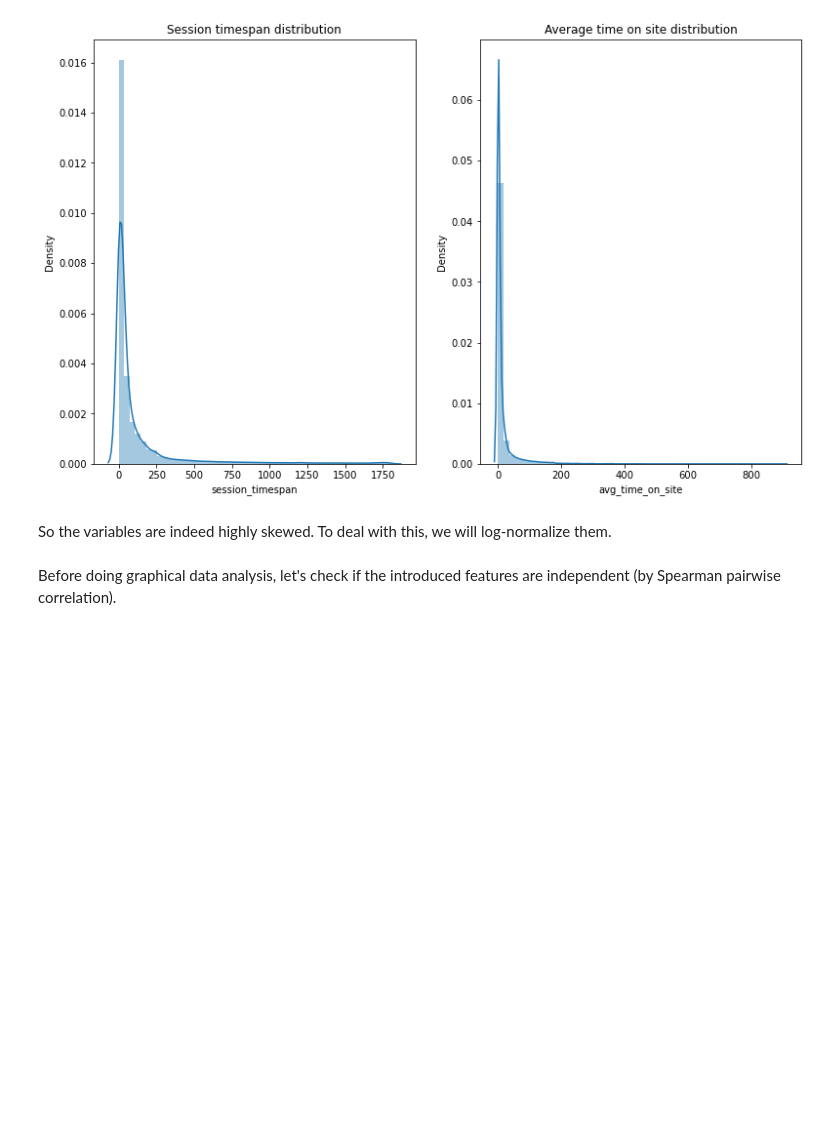
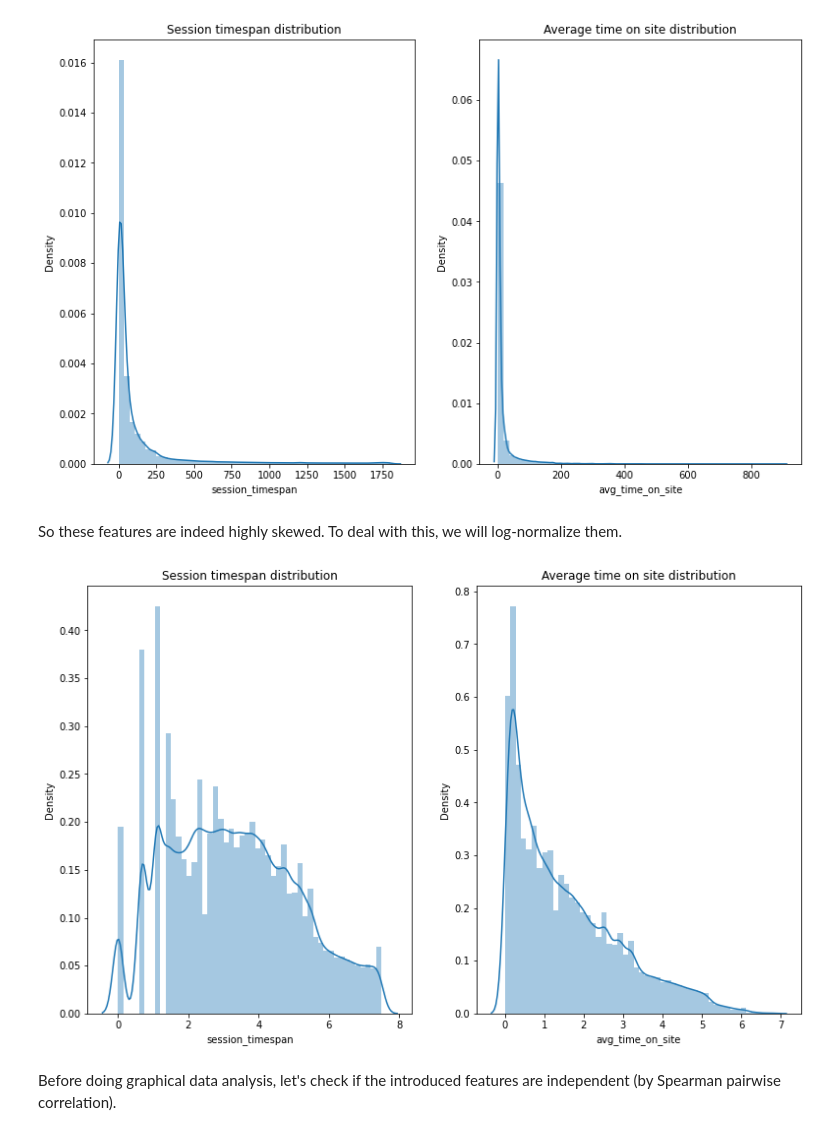
Before and after one commit to yupopov/project_alice, a Jupyter notebook: catch_me_popov.ipynb, the cells around one changed output. Drawn from its saved outputs; the diff is of its cells as text; code cells hidden in the pictures; blank space fills up the shorter version.

```diff
--- a/catch_me_popov.ipynb
+++ b/catch_me_popov.ipynb
@@ -296,15 +278,16 @@ Now let's introduce additional features and analyze them. We begin with features
 
  The numbers 20 and 30 are chosen arbitrarily and can be tuned.
 # %%
-top_alice_sites = pd.Series(train_df.loc[y == 1, sites].values.flatten()).\
+top_alice_sites = pd.Series(train_df.loc[targets == 1, sites].values.flatten()).\
     value_counts(ascending=False).head(40)
-top_not_alice_sites = pd.Series(train_df.loc[y == 0, sites].values.flatten()).\
+top_not_alice_sites = pd.Series(train_df.loc[targets == 0, sites].values.flatten()).\
     value_counts(ascending=False).head(40)
 top_only_alice_sites = top_alice_sites[list(set(top_alice_sites.index) -
                                             set(top_not_alice_sites.index))].sort_values(ascending=False)
     # this way we get 20 sites which are in Alice's top but not the others'
+assert len(top_only_alice_sites) == 20
 
-top_alice_sites = pd.Series(train_df.loc[y == 1, sites].values.flatten()).\
+top_alice_sites = pd.Series(train_df.loc[targets == 1, sites].values.flatten()).\
     value_counts(ascending=False).head(20)
 num_top_sites = 30
 top_sites = pd.Series(train_df[sites].values.ravel()).value_counts().head(num_top_sites + 1).drop(0)
@@ -340,8 +319,8 @@ The second group of features are related to time. Here we extract the following
 # %%
-month_days = {1: 31, 2:28, 3:31, 4: 30, 5: 31, 6:30, 7: 31, 8:31, 9:30, 10:31, 11:30, 12:31}
+month_days = {1: 31, 2: 28, 3: 31, 4: 30, 5: 31, 6:30, 7: 31, 8: 31, 9: 30, 10: 31, 11: 30, 12: 31}
 for df in (train_df, test_df):
-    df['yyyymmdd'] = df.time1.map((lambda timestamp: (12 * (timestamp.year - 2013) + timestamp.month - 1 +
-                                                     timestamp.day / month_days[timestamp.month]) / 10))
+    df['yyyymmdd'] = df.time1.map((lambda timestamp: (12 * (timestamp.year - 2013) + (timestamp.month - 1) +
+                                                     (timestamp.day - 1) / month_days[timestamp.month]) / 10))
     df['month'] = df.time1.dt.month
     df['day_of_week'] = df.time1.dt.dayofweek
     df['session_timespan'] = (df[times].max(axis=1) - df[times].min(axis=1)).dt.seconds
@@ -361,11 +340,20 @@ ax[1].set_title('Average time on site distribution');
 # %% [output]
 [figure]
 # %% [markdown]
-So the variables are indeed highly skewed. To deal with this, we will log-normalize them.
+So these features are indeed highly skewed. To deal with this, we will log-normalize them.
 # %%
 for df in train_df, test_df:
     df['session_timespan'] = np.log1p(df['session_timespan'])
     df['avg_time_on_site'] = np.log1p(df['avg_time_on_site'])
+
+fig, ax = plt.subplots(1, 2, figsize=(13, 8))
+sns.distplot(train_df['session_timespan'], ax=ax[0])
+sns.distplot(train_df['avg_time_on_site'], ax=ax[1])
+
+ax[0].set_title('Session timespan distribution')
+ax[1].set_title('Average time on site distribution');
+# %% [output]
+[figure, added]
 # %% [markdown]
 Before doing graphical data analysis, let's check if the introduced features are independent (by Spearman pairwise correlation).
 # %%
```
Also changed, not shown: parts of 212 cells of this notebook.
